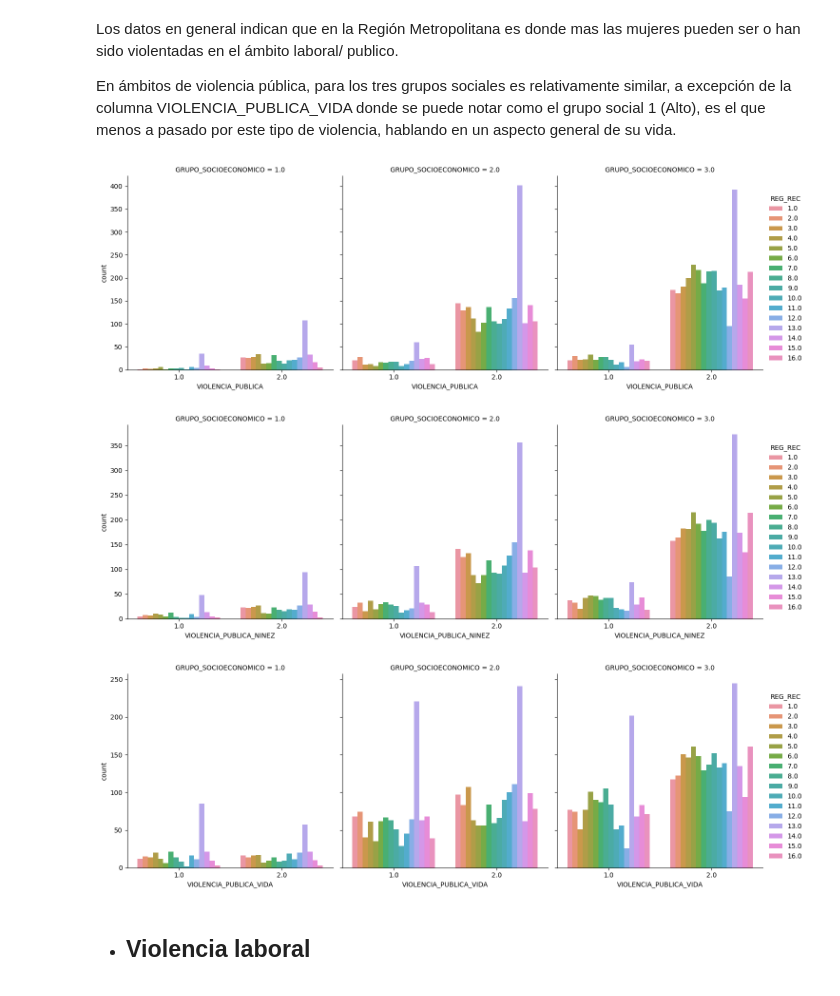
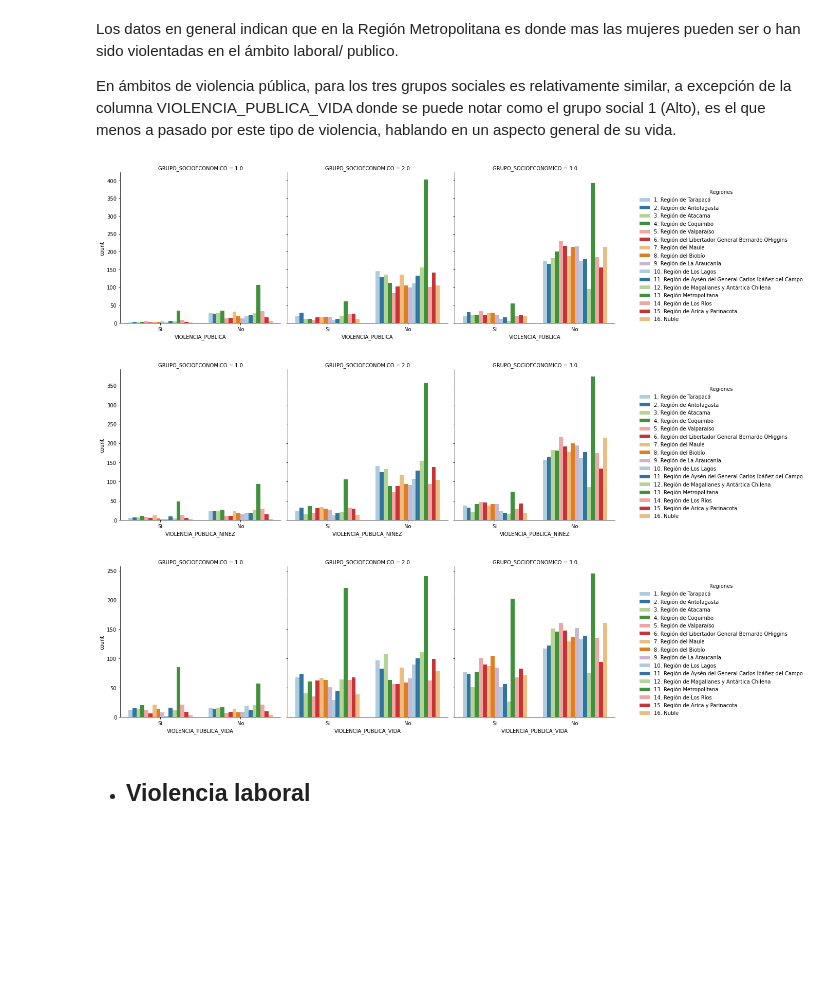
Before and after one commit to LunaGarces/Proyecto_Intro_Cn_Datos, a Jupyter notebook: Analisis y Construcción.ipynb, the cells around one changed output. Cells and saved outputs as stored; diff of their text form; code cells hidden in the pictures; blank space fills up the shorter version.

```diff
--- a/Analisis y Construcción.ipynb
+++ b/Analisis y Construcción.ipynb
@@ -103,7 +87,13 @@ Como primer paso se analizan las columnas relevantes una a una, para poder hacer
 # %%
+sns.color_palette()
 ax = sns.catplot(y = 'MONTO_HOGAR', x ='CODIGO_REGION',hue='TIPO_ESTRATO_HOGAR', data= ing_reg, kind='bar')
 ax.fig.set_figwidth(20)
 ax.fig.set_figheight(10)
-plt.title('Ingresos promedio de hogares por region')
+
+ax._legend.set_title('Tipo Estrato Hogar')
+sns.move_legend(ax, "lower center", bbox_to_anchor=(.44, 1), ncol=3, title= 'Tipo Estrato Hogar', frameon=False)
+for t, l in zip(ax._legend.texts, ['Ciudad', 'Resto de área Urbana', 'Rural']):
+    t.set_text(l)
+
 plt.show()
 # %% [output]
@@ -142,14 +119,23 @@ Los datos en general indican que en la Región Metropolitana es donde mas las mu
 
 En ámbitos de violencia pública, para los tres grupos sociales es relativamente similar, a excepción de la columna VIOLENCIA_PUBLICA_VIDA donde se puede notar como el grupo social 1 (Alto), es el que menos a pasado por este tipo de violencia, hablando en un aspecto general de su vida.
 # %%
+
+regiones = ['1. Región de Tarapacá', '2. Región de Antofagasta', '3. Región de Atacama', '4. Región de Coquimbo', '5. Región de Valparaíso', '6. Región del Libertador General Bernardo O''Higgins',
+          '7. Región del Maule', '8. Región del Biobío', '9. Región de La Araucanía', '10. Región de Los Lagos', '11. Región de Aysén del General Carlos Ibáñez del Campo',
+          '12. Región de Magallanes y Antártica Chilena', '13. Región Metropolitana', '14. Región de Los Ríos', '15. Región de Arica y Parinacota', '16. Ñuble']
+
 for i in cols[0:3]:
-    ax =  sns.catplot(x= i, hue= 'REG_REC', col = 'GRUPO_SOCIOECONOMICO' , kind="count", data = data_vif)
+    ax =  sns.catplot(x= i, hue= 'REG_REC', col = 'GRUPO_SOCIOECONOMICO' , kind="count", data = data_vif, palette = sns.color_palette("Paired", 9))
     ax.fig.set_figwidth(15)
     ax.fig.set_figheight(5)
+    sns.move_legend(ax, "lower center", bbox_to_anchor=(1.13, .1), ncol=1, title= 'Regiones', frameon=False)
+    ax.set_xticklabels(['Si', 'No'])
+    for t, l in zip(ax._legend.texts, regiones):
+            t.set_text(l)
 # %% [output]
-[figure, old version]
+[figure, new version]
-[figure, old version]
+[figure, new version]
-[figure, old version]
+[figure, new version]
 # %% [markdown]
 - ## Violencia laboral
 # %% [markdown]
```
Also changed, not shown: parts of 32 cells of this notebook.
